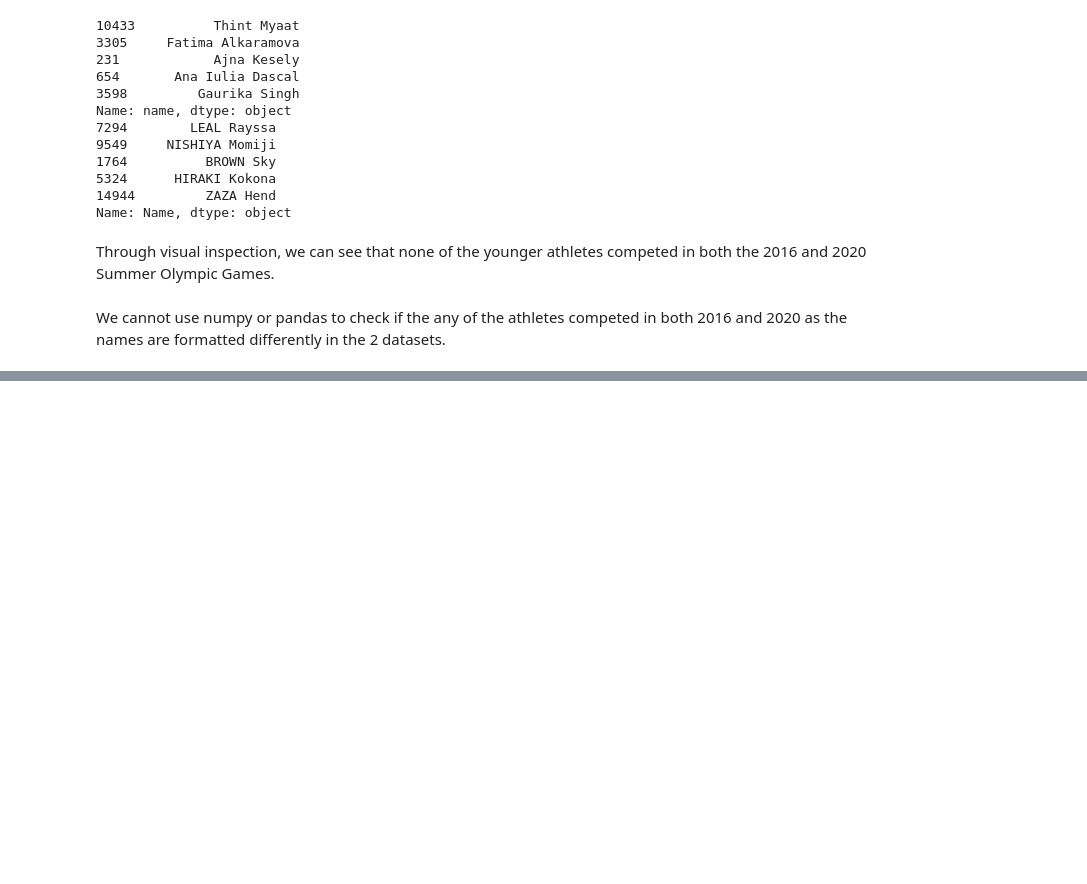
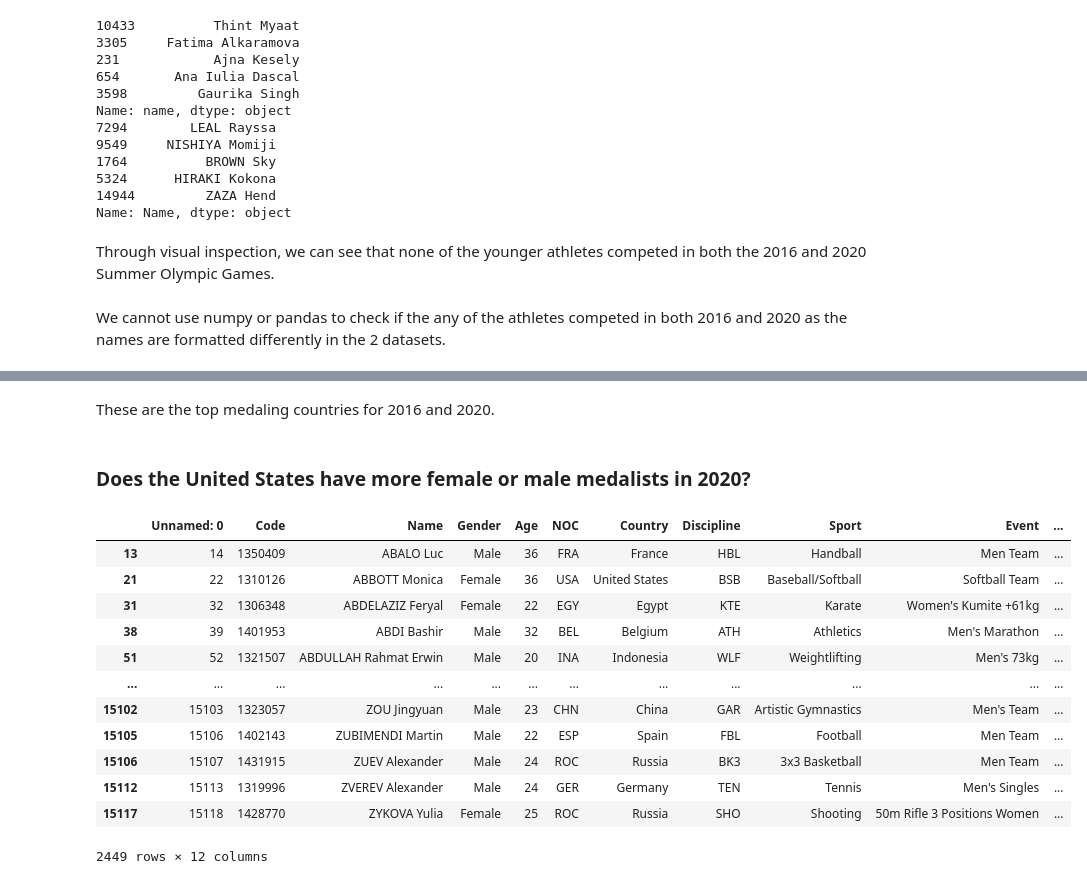
Before and after one commit to bdavis12302/2020-2016-Summer-Olympic-Data, a Jupyter notebook: DSCI235 Final Project - 2020 and 2016 Summer Olympic Data.ipynb, the cells around one changed output, grey strips where cells are left out. Cells and saved outputs as stored; diff of their text form; code cells hidden in the pictures; blank space fills up the shorter version.

```diff
--- a/DSCI235 Final Project - 2020 and 2016 Summer Olympic Data.ipynb
+++ b/DSCI235 Final Project - 2020 and 2016 Summer Olympic Data.ipynb
@@ -406,0 +444,23 @@ We cannot use numpy or pandas to check if the any of the athletes competed in bo
+# %% [markdown]
+These are the top medaling countries for 2016 and 2020.
+# %% [markdown]
+### Does the United States have more female or male medalists in 2020?
+# %%
+usAthletes = olympics2020.loc[olympics2020['Country'] == 'United States']
+usMedalists = olympics2020.loc[pd.notna(olympics2020['Medal'])]
+usMedalists
+# Good Place for a graph
+# %% [output]
+|  | Unnamed: 0 | Code | Name | Gender | Age | NOC | Country | Discipline | Sport | Event | ... |
+| 13 | 14 | 1350409 | ABALO Luc | Male | 36 | FRA | France | HBL | Handball | Men Team | ... |
+| 21 | 22 | 1310126 | ABBOTT Monica | Female | 36 | USA | United States | BSB | Baseball/Softball | Softball Team | ... |
+| 31 | 32 | 1306348 | ABDELAZIZ Feryal | Female | 22 | EGY | Egypt | KTE | Karate | Women's Kumite +61kg | ... |
+| 38 | 39 | 1401953 | ABDI Bashir | Male | 32 | BEL | Belgium | ATH | Athletics | Men's Marathon | ... |
+| 51 | 52 | 1321507 | ABDULLAH Rahmat Erwin | Male | 20 | INA | Indonesia | WLF | Weightlifting | Men's 73kg | ... |
+| ... | ... | ... | ... | ... | ... | ... | ... | ... | ... | ... | ... |
+| 15102 | 15103 | 1323057 | ZOU Jingyuan | Male | 23 | CHN | China | GAR | Artistic Gymnastics | Men's Team | ... |
+| 15105 | 15106 | 1402143 | ZUBIMENDI Martin | Male | 22 | ESP | Spain | FBL | Football | Men Team | ... |
+| 15106 | 15107 | 1431915 | ZUEV Alexander | Male | 24 | ROC | Russia | BK3 | 3x3 Basketball | Men Team | ... |
+| 15112 | 15113 | 1319996 | ZVEREV Alexander | Male | 24 | GER | Germany | TEN | Tennis | Men's Singles | ... |
+| 15117 | 15118 | 1428770 | ZYKOVA Yulia | Female | 25 | ROC | Russia | SHO | Shooting | 50m Rifle 3 Positions Women | ... |
+2449 rows × 12 columns
```
Also changed, not shown: parts of 6 cells of this notebook.
